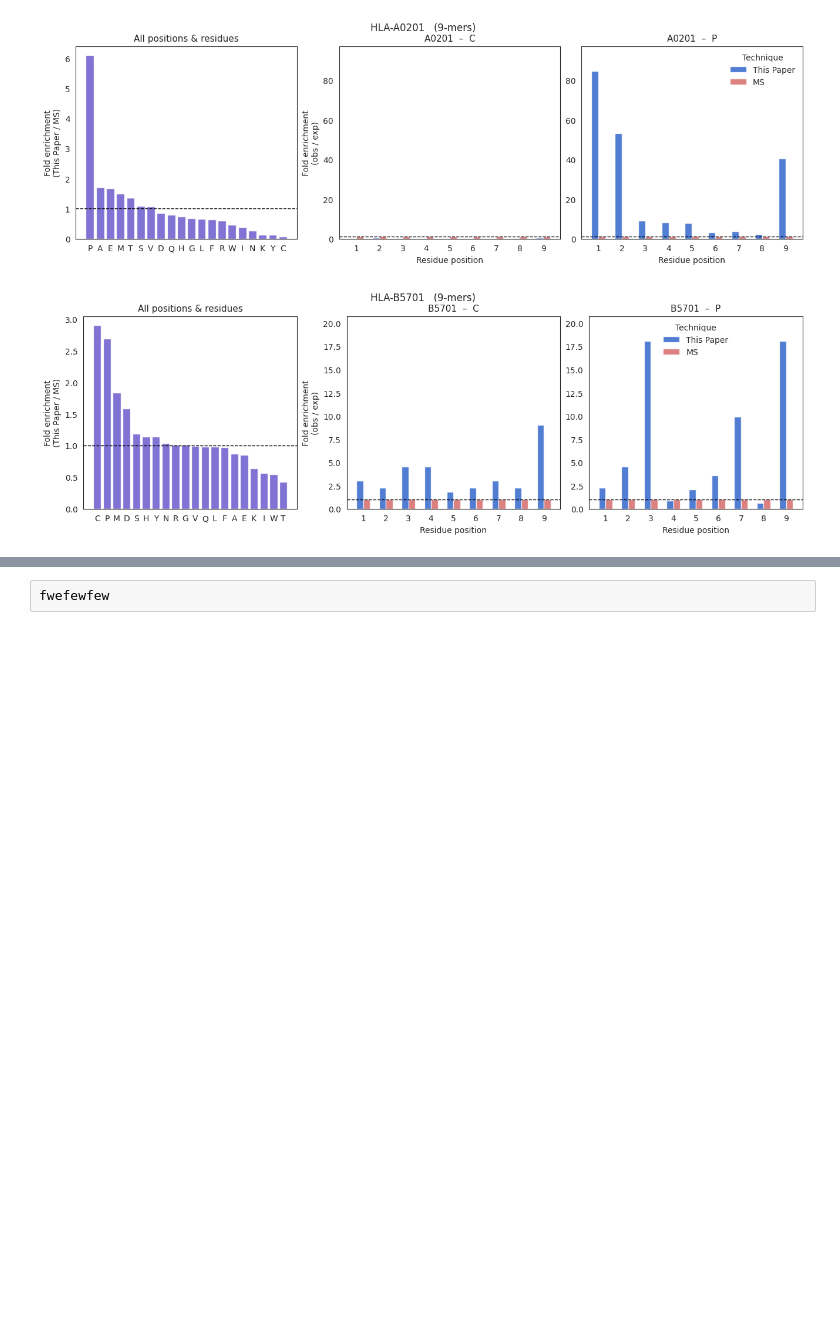
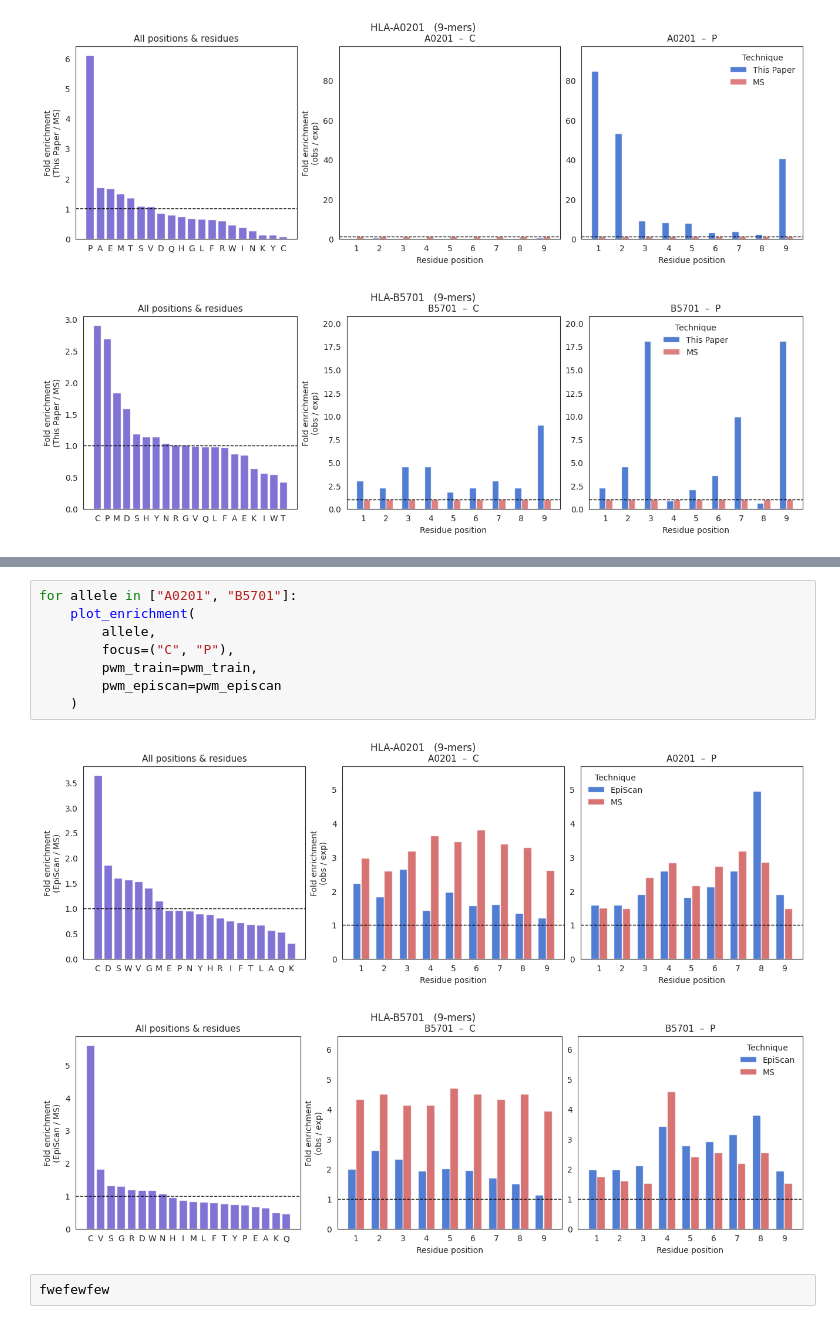
Before and after one commit to sermare/ESMCBA, a Jupyter notebook: jupyter_notebooks/rdfiffusion/ICML_notebook.ipynb, the cells around one changed output, grey strips where cells are left out. Cells and saved outputs as stored; diff of their text form; blank space fills up the shorter version.

```diff
--- a/jupyter_notebooks/rdfiffusion/ICML_notebook.ipynb
+++ b/jupyter_notebooks/rdfiffusion/ICML_notebook.ipynb
@@ -1375,3 +1474,14 @@ for allele in ["A0201", "B5701"]:       # swap to B5701 if that’s the allele k
+# %%
+for allele in ["A0201", "B5701"]:
+    plot_enrichment(
+        allele,
+        focus=("C", "P"),
+        pwm_train=pwm_train,
+        pwm_episcan=pwm_episcan
+    )
+# %% [output]
+[figure, added]
+[figure, added]
 # %%
 fwefewfew
 # %% [output]
```
Also changed, not shown: parts of 8 cells of this notebook, 2 other files.
